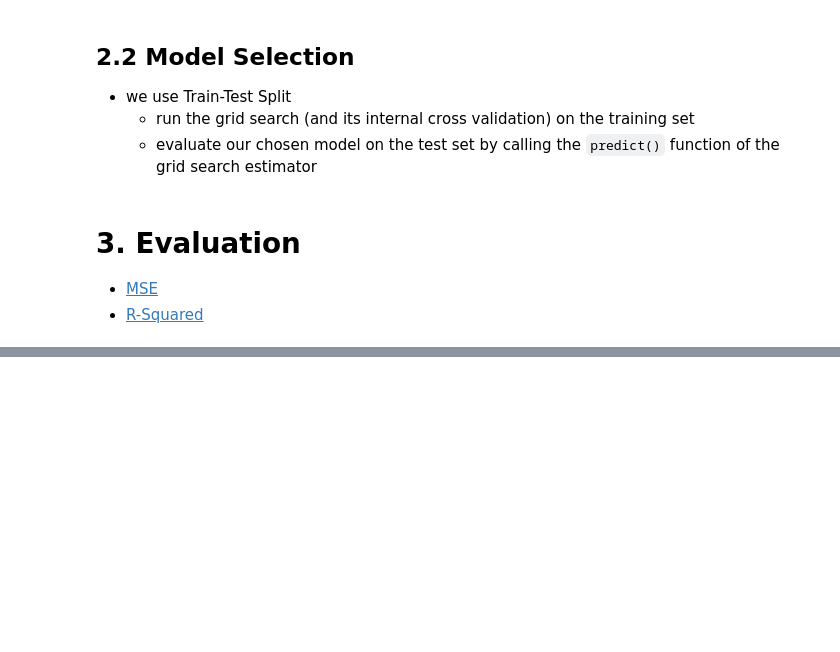
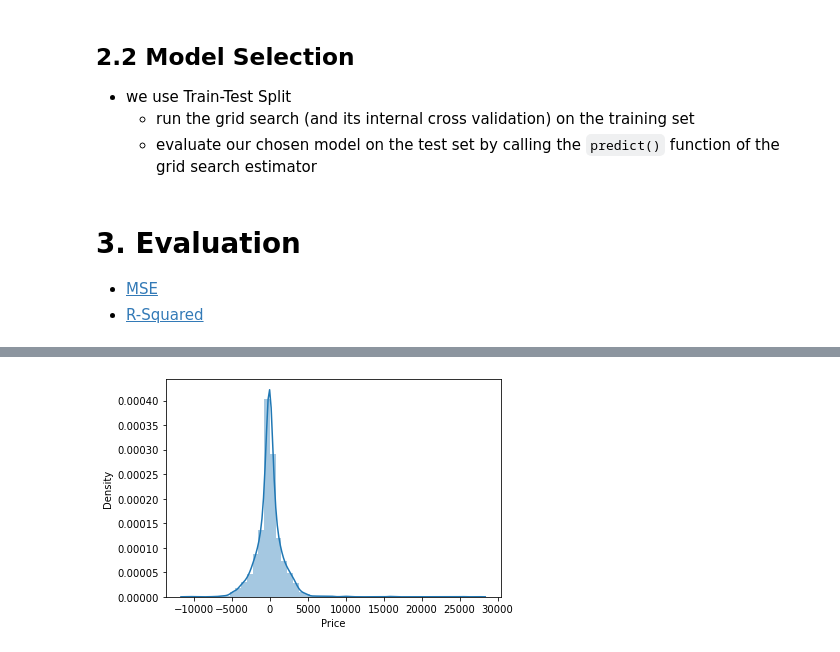
Before and after one commit to Kevin228839/Flight-Fare-Prediction, a Jupyter notebook: random_forest_v3.ipynb, the cells around one changed output, grey strips where cells are left out. Cells and saved outputs as stored; diff of their text form; code cells hidden in the pictures; blank space fills up the shorter version.

Commit message:
add residual histogram

```diff
--- a/random_forest_v3.ipynb
+++ b/random_forest_v3.ipynb
@@ -259,0 +260,6 @@ plt.show()
+# %%
+import seaborn as sns
+sns.distplot(target_test-prediction, bins=50)
+plt.show()
+# %% [output]
+[figure, added]
```
Also changed, not shown: parts of 3 cells of this notebook.
